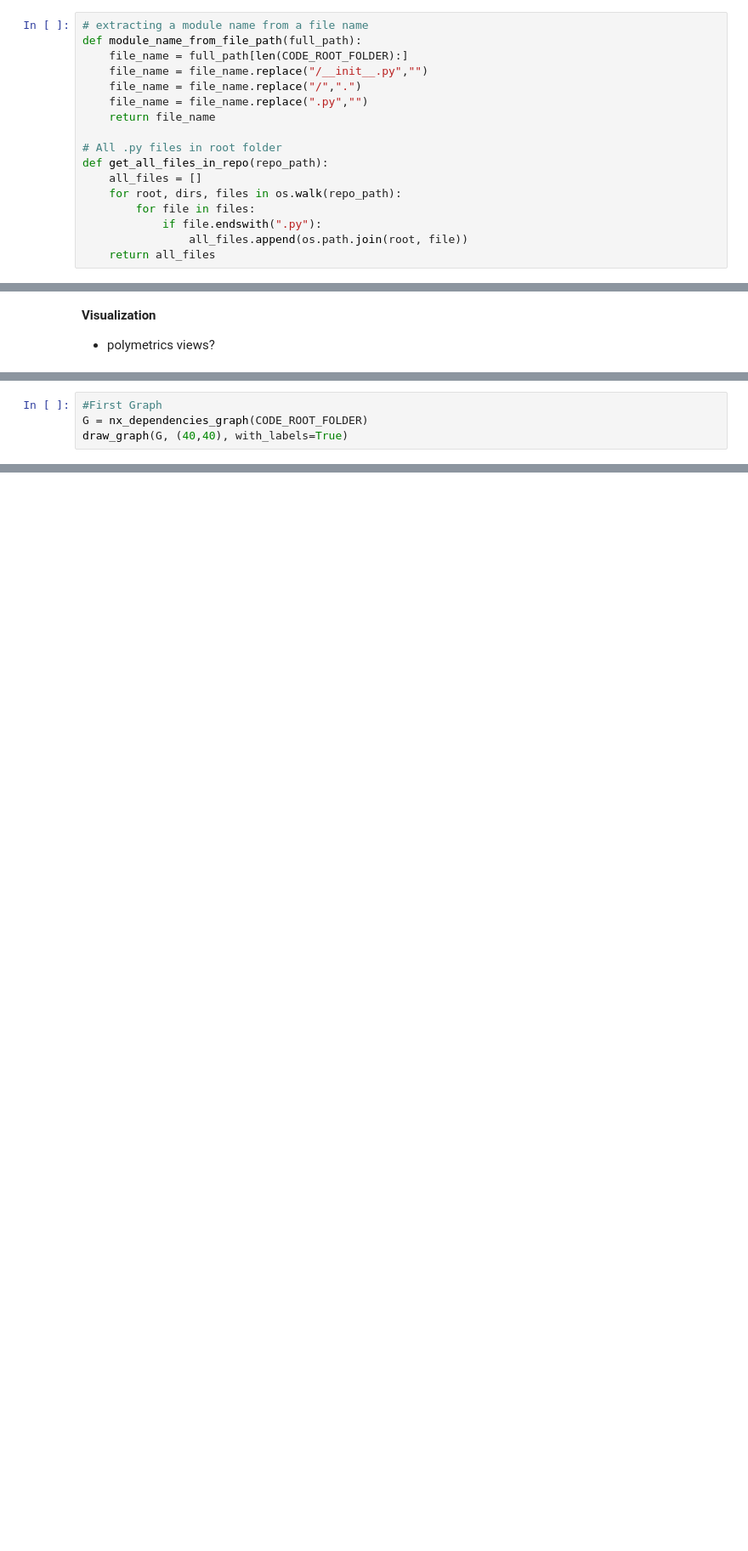
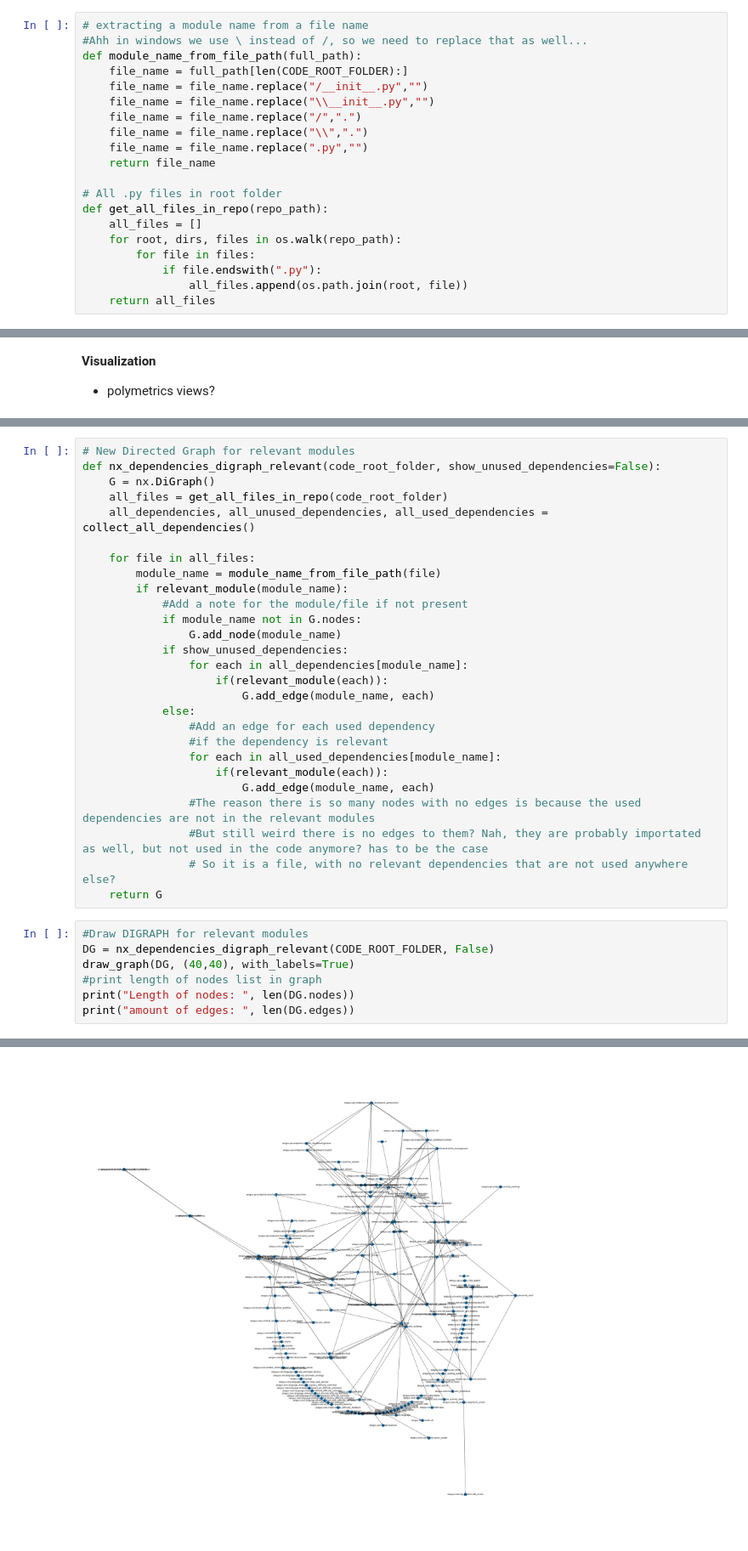
Before and after one commit to Carlbrr/SA_reconstruction, a Jupyter notebook: SA_recon.ipynb, the cells around one changed output, grey strips where cells are left out. Shown at 85% size. Saved outputs shown, nothing was run; the diff lists cells and outputs as text; blank space fills up the shorter version.

```diff
--- a/SA_recon.ipynb
+++ b/SA_recon.ipynb
@@ -87,10 +87,13 @@ if not os.path.exists(CODE_ROOT_FOLDER):
 - **get_all_files_in_repo()** - *returns list of all .py file paths from root folder*
 # %%
 # extracting a module name from a file name
+#Ahh in windows we use \ instead of /, so we need to replace that as well...
 def module_name_from_file_path(full_path):
     file_name = full_path[len(CODE_ROOT_FOLDER):]
     file_name = file_name.replace("/__init__.py","")
+    file_name = file_name.replace("\\__init__.py","")
     file_name = file_name.replace("/",".")
+    file_name = file_name.replace("\\",".")
     file_name = file_name.replace(".py","")
     return file_name
 
@@ -327,4 +338,0 @@ def draw_graph(G, size, **args):
-# %%
-#First Graph
-G = nx_dependencies_graph(CODE_ROOT_FOLDER)
-draw_graph(G, (40,40), with_labels=True)
@@ -333,0 +373,35 @@ draw_graph(DG, (40,40), with_labels=True)
+# %%
+# New Directed Graph for relevant modules
+def nx_dependencies_digraph_relevant(code_root_folder, show_unused_dependencies=False):
+    G = nx.DiGraph()
+    all_files = get_all_files_in_repo(code_root_folder)
+    all_dependencies, all_unused_dependencies, all_used_dependencies = collect_all_dependencies()
+
+    for file in all_files:
+        module_name = module_name_from_file_path(file)
+        if relevant_module(module_name):
+            #Add a note for the module/file if not present
+            if module_name not in G.nodes:
+                G.add_node(module_name)
+            if show_unused_dependencies:
+                for each in all_dependencies[module_name]:
+                    if(relevant_module(each)):
+                        G.add_edge(module_name, each)
+            else:
+                #Add an edge for each used dependency
+                #if the dependency is relevant
+                for each in all_used_dependencies[module_name]:
+                    if(relevant_module(each)):
+                        G.add_edge(module_name, each)
+                #The reason there is so many nodes with no edges is because the used dependencies are not in the relevant modules
+                #But still weird there is no edges to them? Nah, they are probably importated as well, but not used in the code anymore? has to be the case
+                # So it is a file, with no relevant dependencies that are not used anywhere else?
+    return G
+# %%
+#Draw DIGRAPH for relevant modules
+DG = nx_dependencies_digraph_relevant(CODE_ROOT_FOLDER, False)
+draw_graph(DG, (40,40), with_labels=True)
+#print length of nodes list in graph
+print("Length of nodes: ", len(DG.nodes))
+print("amount of edges: ", len(DG.edges))
+# %% [output]
@@ -333,0 +435 @@ draw_graph(DG, (40,40), with_labels=True)
+[figure, added]
```
Also changed, not shown: parts of 10 cells of this notebook, 1 other file.
